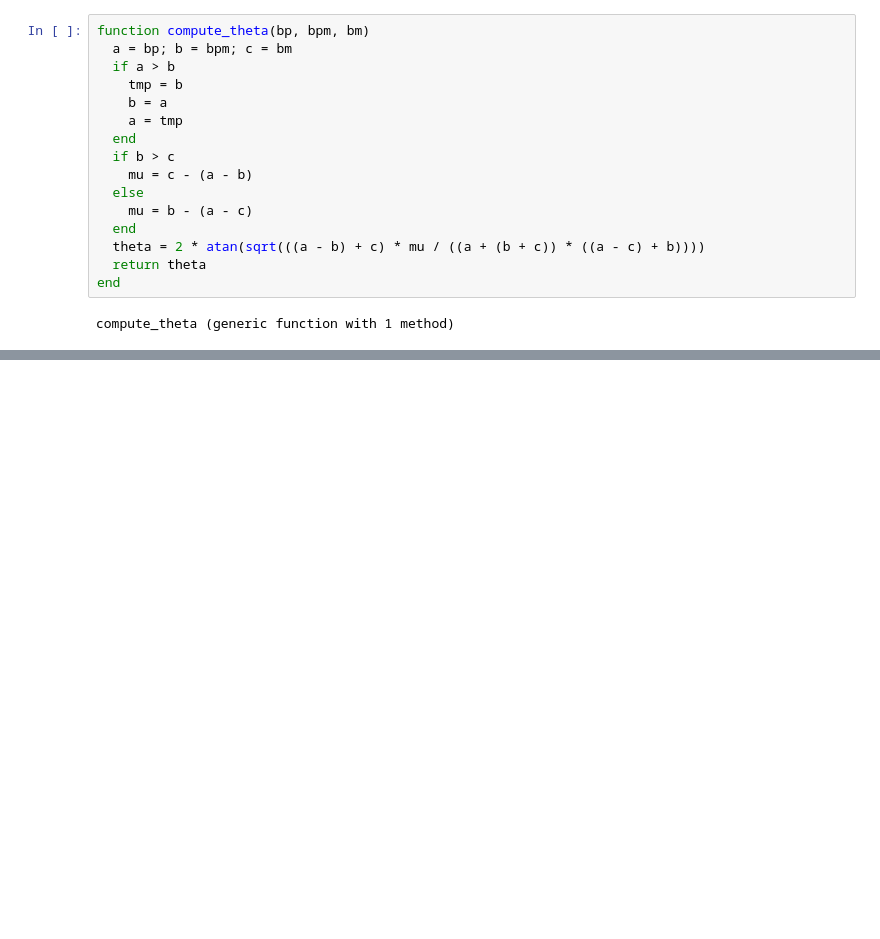
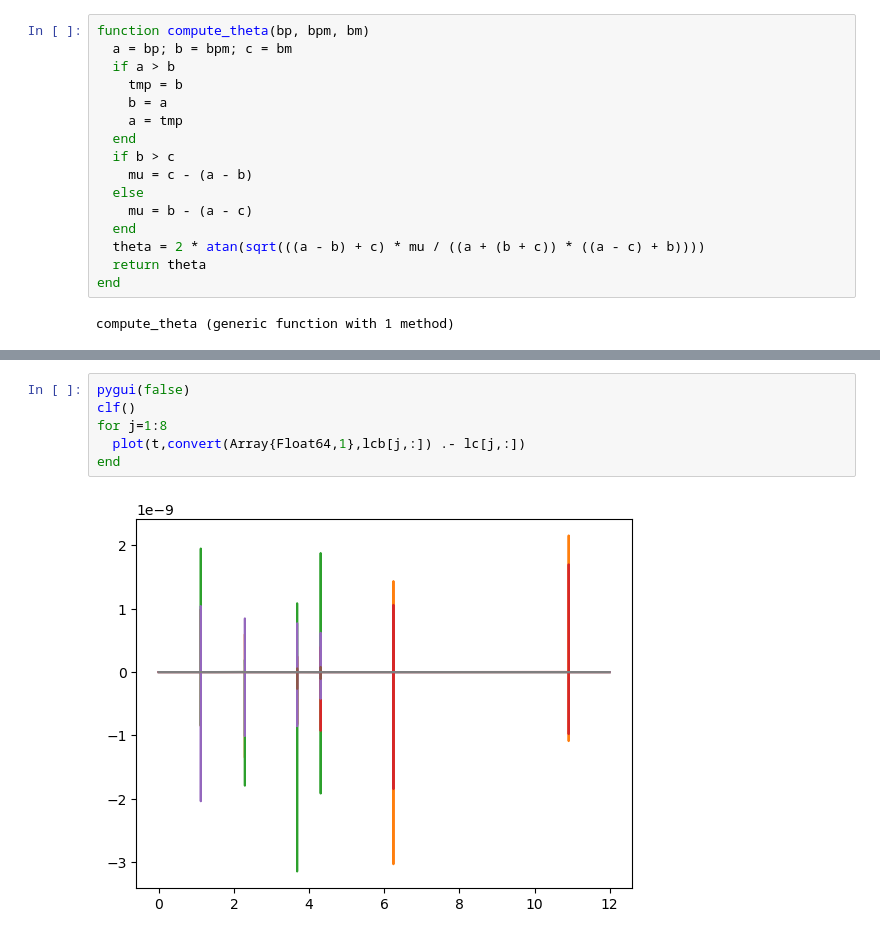
Before and after one commit to tagordon/elliptics, a Jupyter notebook: julia_src/Lightcurve_example_julia.ipynb, the cells around one changed output, grey strips where cells are left out. Saved outputs shown, nothing was run; the diff lists cells and outputs as text; blank space fills up the shorter version.

Commit message:
Working on estimating precision of light curves

```diff
--- a/julia_src/Lightcurve_example_julia.ipynb
+++ b/julia_src/Lightcurve_example_julia.ipynb
@@ -57,0 +111,8 @@ end
+# %%
+pygui(false)
+clf()
+for j=1:8
+  plot(t,convert(Array{Float64,1},lcb[j,:]) .- lc[j,:])
+end
+# %% [output]
+[figure, added]
```
Also changed, not shown: parts of 7 cells of this notebook, 1 other file.
